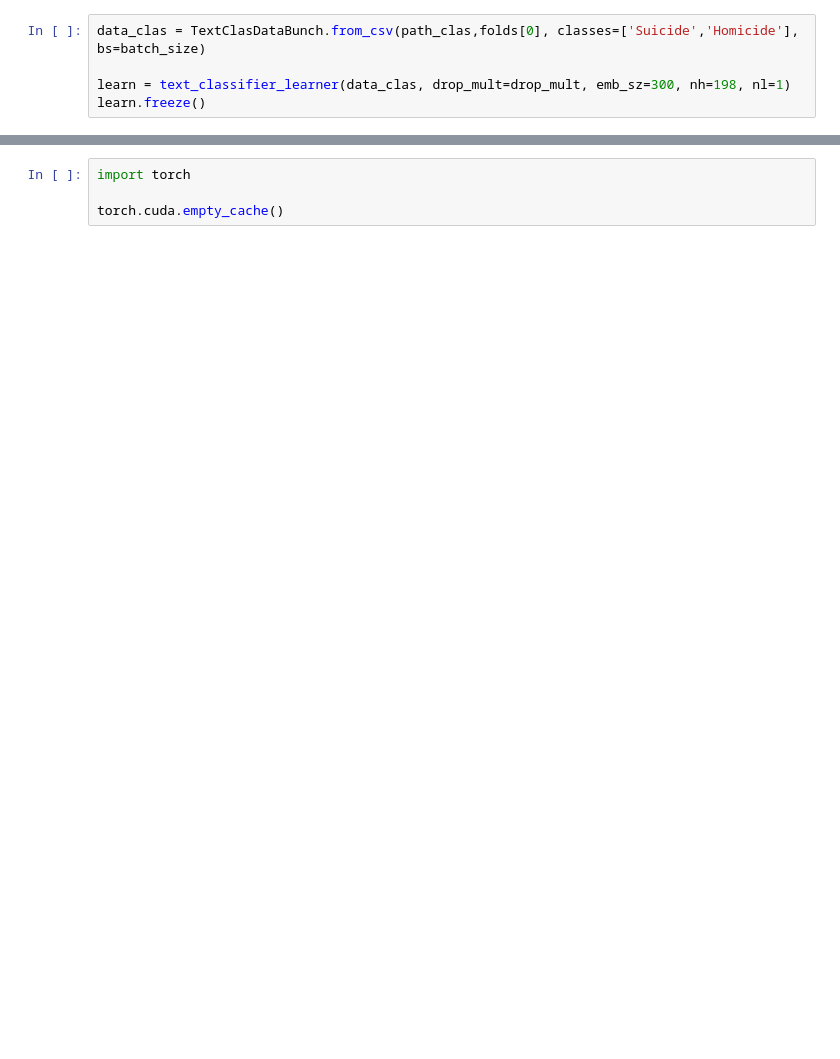
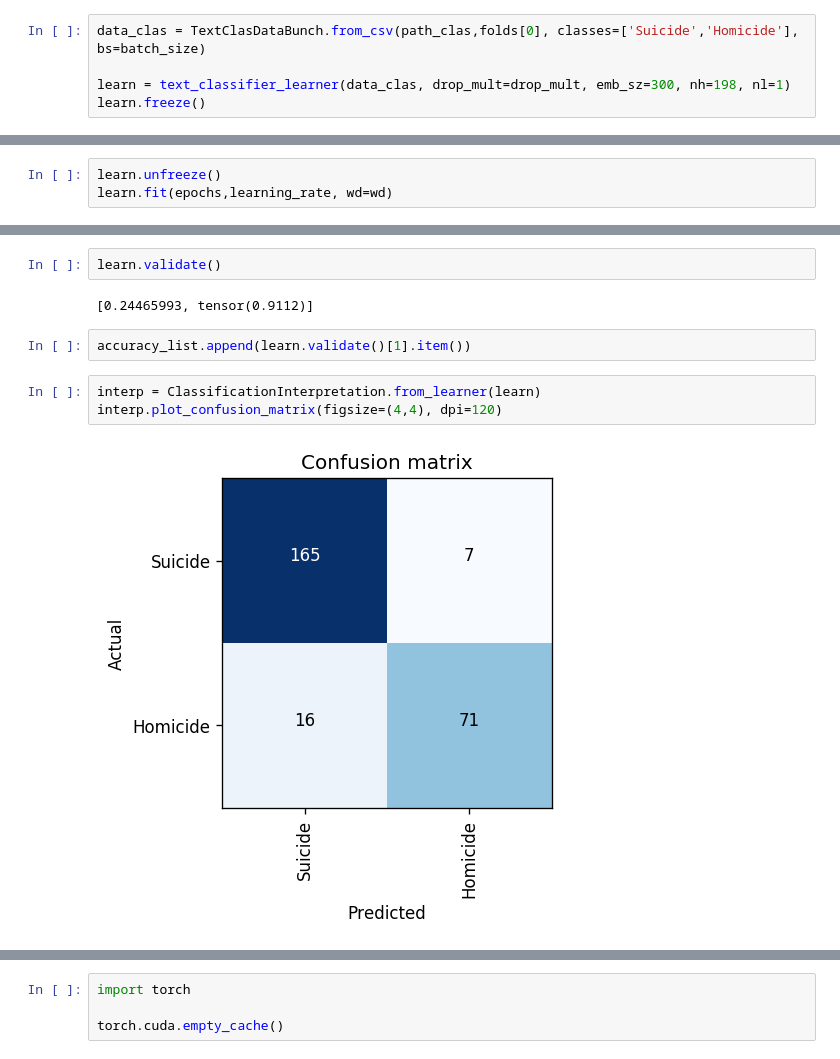
Before and after one commit to EstebanGuillen/ResearchMilestone, a Jupyter notebook: Simple-AWD.ipynb, the cells around one changed output, grey strips where cells are left out. Cells and saved outputs as stored; diff of their text form; blank space fills up the shorter version.

```diff
--- a/Simple-AWD.ipynb
+++ b/Simple-AWD.ipynb
@@ -63,0 +87,3 @@ learn.recorder.plot_metrics()
+# %%
+learn.unfreeze()
+learn.fit(epochs,learning_rate, wd=wd)
@@ -63,0 +108,11 @@ learn.recorder.plot_metrics()
+# %%
+learn.validate()
+# %% [output]
+[0.24465993, tensor(0.9112)]
+# %%
+accuracy_list.append(learn.validate()[1].item())
+# %%
+interp = ClassificationInterpretation.from_learner(learn)
+interp.plot_confusion_matrix(figsize=(4,4), dpi=120)
+# %% [output]
+[figure, added]
```
Also changed, not shown: parts of 46 cells of this notebook, 6 other files.
